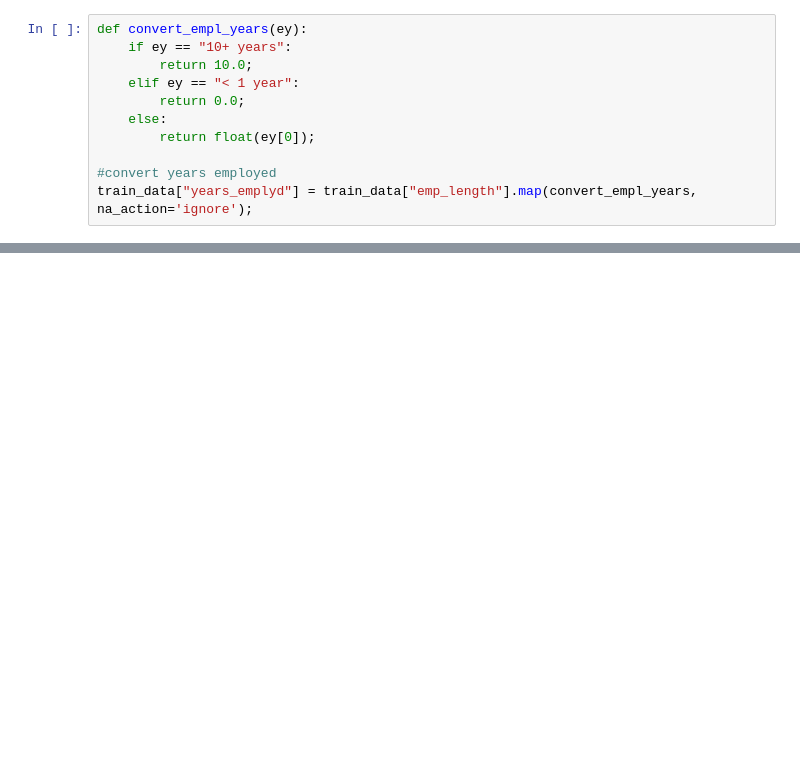
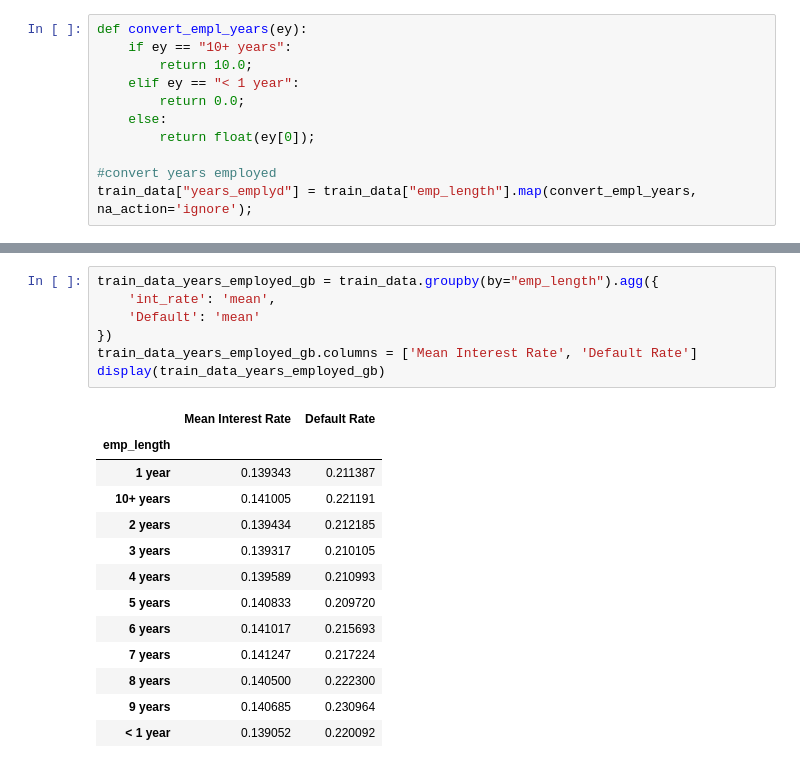
Before and after one commit to bhavenp/209A-FinalProject, a Jupyter notebook: bhaven/EDA_for_final.ipynb, the cells around one changed output, grey strips where cells are left out. Drawn from its saved outputs; the diff is of its cells as text; blank space fills up the shorter version.

```diff
--- a/bhaven/EDA_for_final.ipynb
+++ b/bhaven/EDA_for_final.ipynb
@@ -191,0 +175,21 @@ ax.legend(loc='best', fontsize=f_size);
+# %%
+train_data_years_employed_gb = train_data.groupby(by="emp_length").agg({
+    'int_rate': 'mean',
+    'Default': 'mean'
+})
+train_data_years_employed_gb.columns = ['Mean Interest Rate', 'Default Rate']
+display(train_data_years_employed_gb)
+# %% [output]
+|  | Mean Interest Rate | Default Rate |
+| emp_length |  |  |
+| 1 year | 0.139343 | 0.211387 |
+| 10+ years | 0.141005 | 0.221191 |
+| 2 years | 0.139434 | 0.212185 |
+| 3 years | 0.139317 | 0.210105 |
+| 4 years | 0.139589 | 0.210993 |
+| 5 years | 0.140833 | 0.209720 |
+| 6 years | 0.141017 | 0.215693 |
+| 7 years | 0.141247 | 0.217224 |
+| 8 years | 0.140500 | 0.222300 |
+| 9 years | 0.140685 | 0.230964 |
+| < 1 year | 0.139052 | 0.220092 |
```
Also changed, not shown: parts of 19 cells of this notebook, 2 other files.
